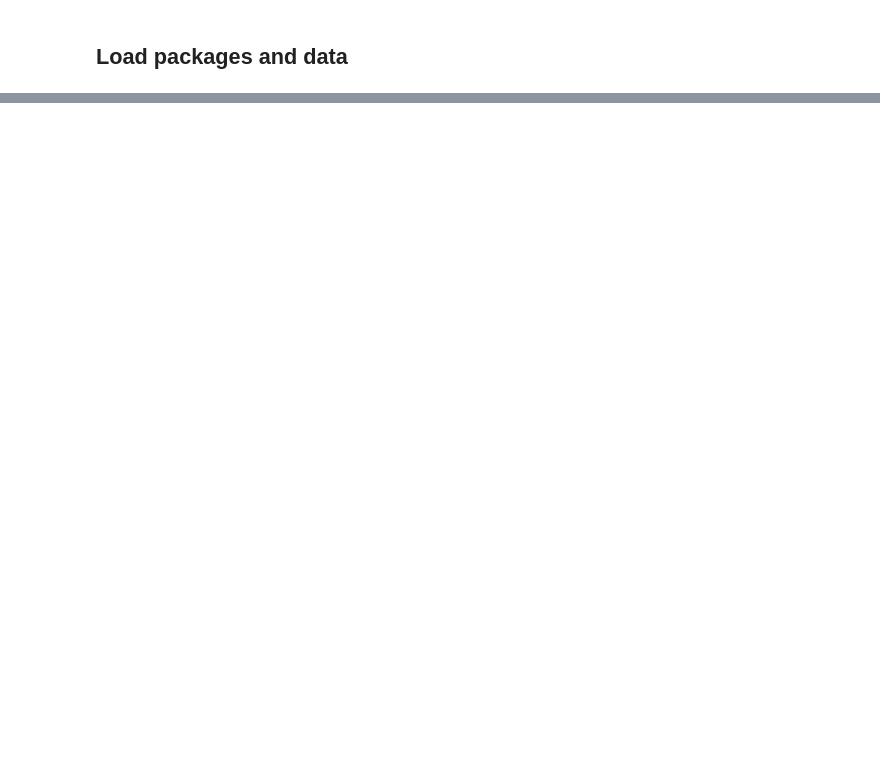
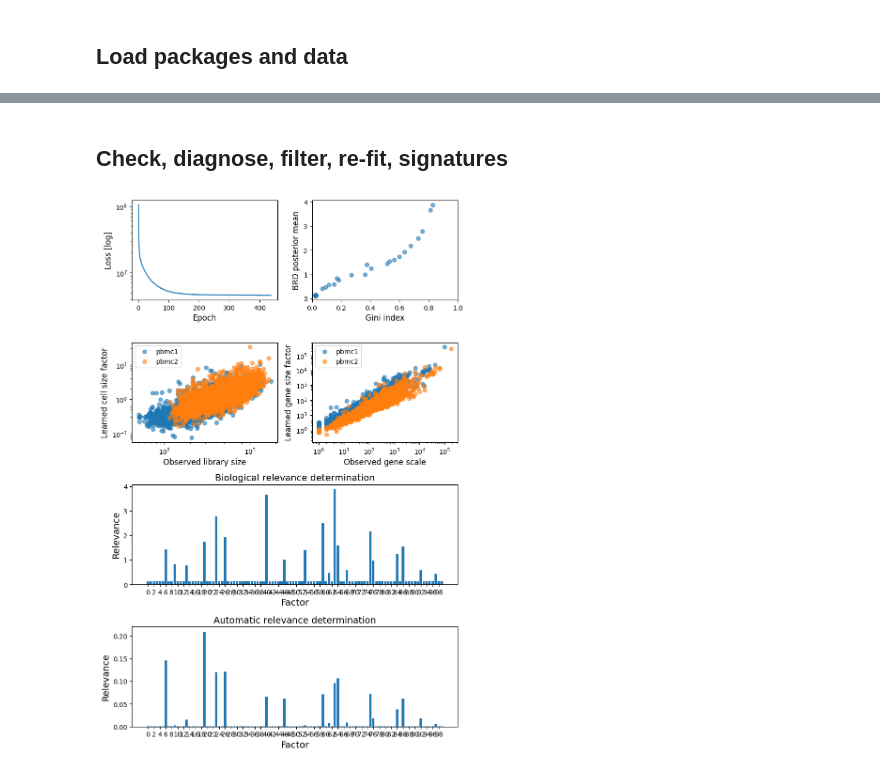
Before and after one commit to cbg-ethz/scDEF, a Jupyter notebook: docs/examples/scdef-pbmcs-2batches.ipynb, the cells around one changed output, grey strips where cells are left out. Drawn from its saved outputs; the diff is of its cells as text; code cells hidden in the pictures; blank space fills up the shorter version.

```diff
--- a/docs/examples/scdef-pbmcs-2batches.ipynb
+++ b/docs/examples/scdef-pbmcs-2batches.ipynb
@@ -218,0 +81,4 @@ scd.graph
+# %%
+ref = scd.scDEF(adata, counts_layer='counts', batch_key='Experiment')
+print(ref)
+ref.fit(hierarchical_init=True)
@@ -218,0 +118,6 @@ scd.graph
+# %% [markdown]
+## Check, diagnose, filter, re-fit, signatures
+# %%
+scd.pl.qc(ref)
+# %% [output]
+[figure, added]
```
Also changed, not shown: parts of 71 cells of this notebook, 4 other files.
